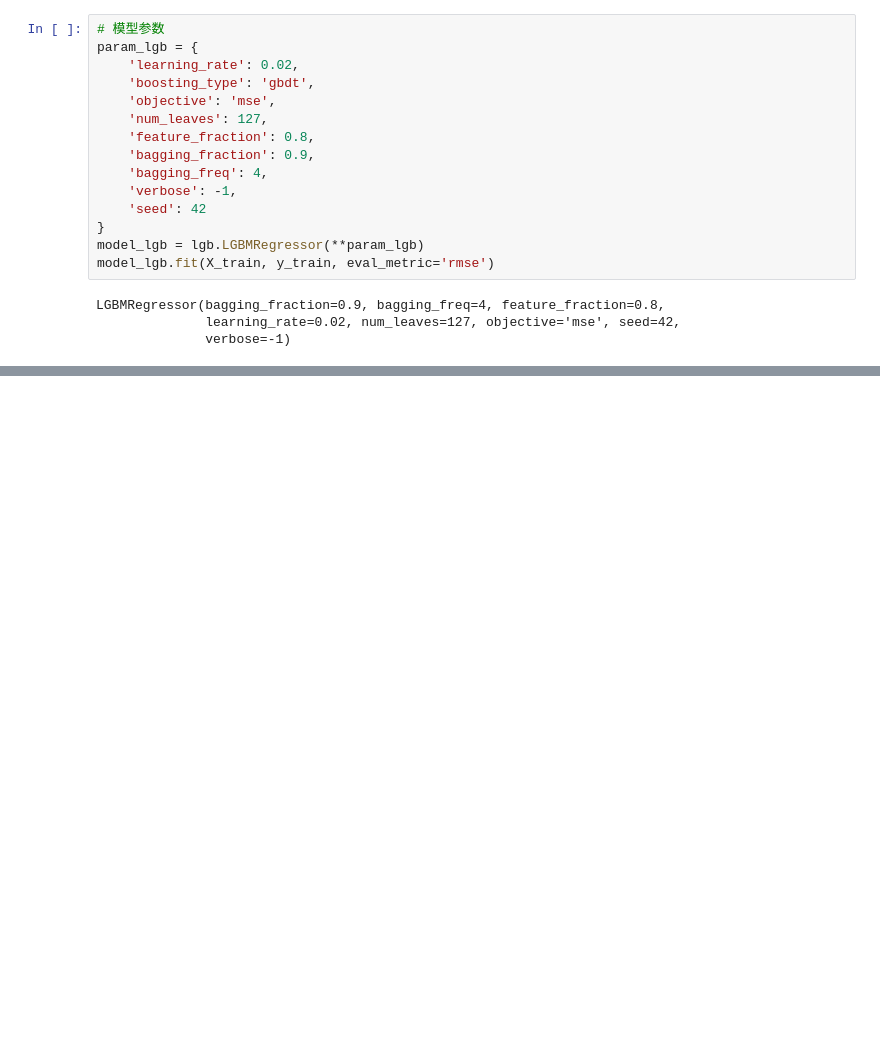
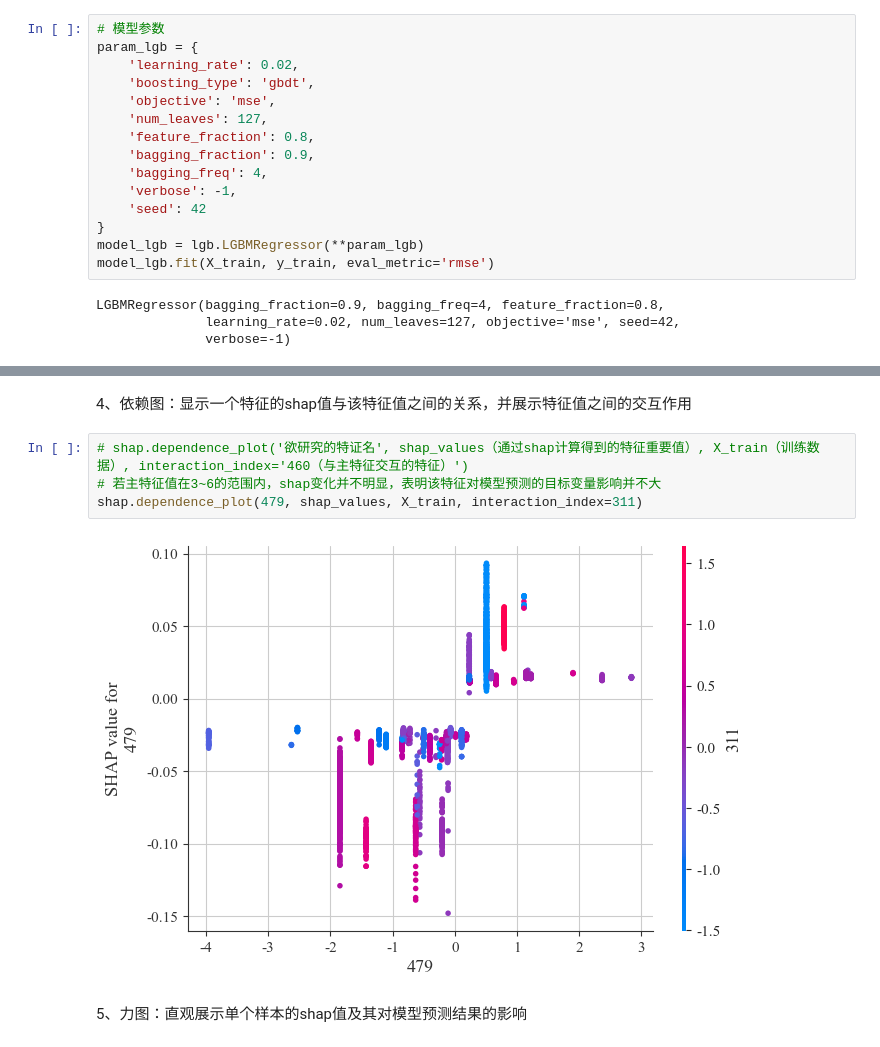
Before and after one commit to Persistence2021/YYL-DTI-MD, a Jupyter notebook: scripts/SHAP.ipynb, the cells around one changed output, grey strips where cells are left out. Saved outputs shown, nothing was run; the diff lists cells and outputs as text; blank space fills up the shorter version.

```diff
--- a/scripts/SHAP.ipynb
+++ b/scripts/SHAP.ipynb
@@ -113,0 +182,10 @@ AttributeError: 'list' object has no attribute 'shape'
+# %% [markdown]
+4、依赖图：显示一个特征的shap值与该特征值之间的关系，并展示特征值之间的交互作用
+# %%
+# shap.dependence_plot('欲研究的特证名', shap_values（通过shap计算得到的特征重要值）, X_train（训练数据）, interaction_index='460（与主特征交互的特征）')
+# 若主特征值在3~6的范围内，shap变化并不明显，表明该特征对模型预测的目标变量影响并不大
+shap.dependence_plot(479, shap_values, X_train, interaction_index=311)
+# %% [output]
+[figure, added]
+# %% [markdown]
+5、力图：直观展示单个样本的shap值及其对模型预测结果的影响
```
Also changed, not shown: parts of 17 cells of this notebook.
